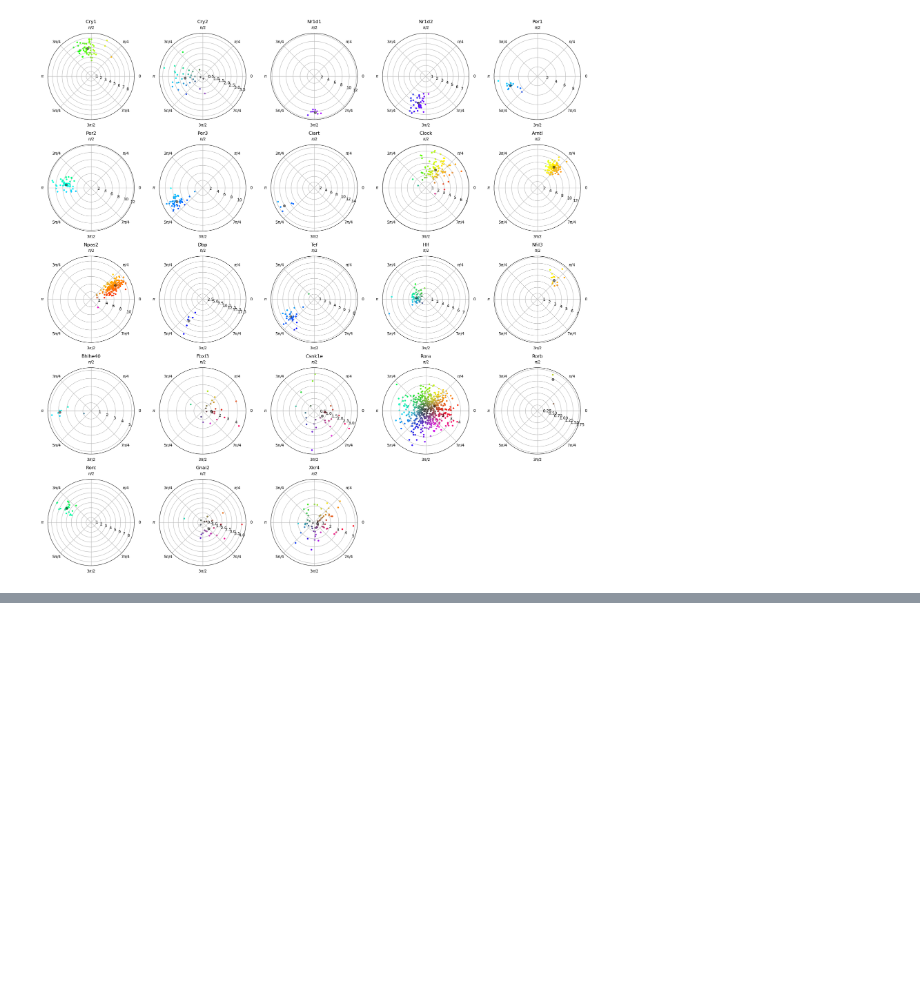
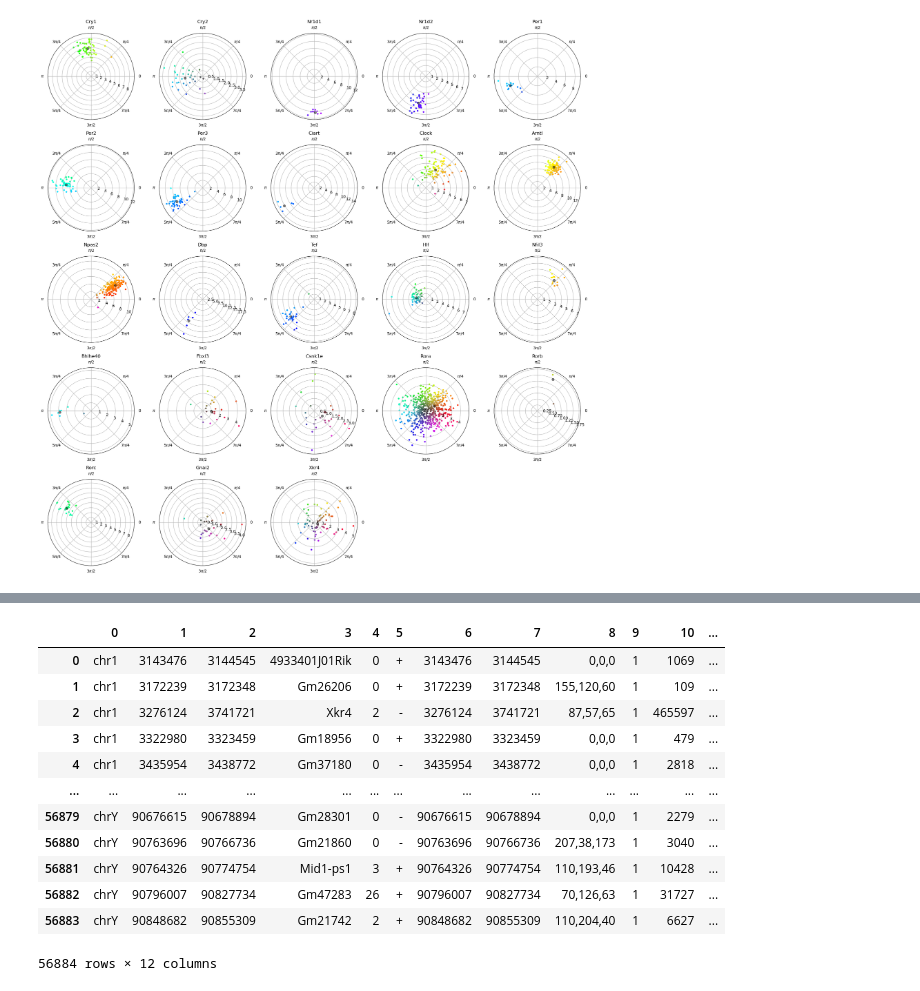
Before and after one commit to jmbreda/PROseq, a Jupyter notebook: notebooks/Waves.ipynb, the cells around one changed output, grey strips where cells are left out. Drawn from its saved outputs; the diff is of its cells as text; code cells hidden in the pictures; blank space fills up the shorter version.

Commit message:
Add gene phases to track hub

```diff
--- a/notebooks/Waves.ipynb
+++ b/notebooks/Waves.ipynb
@@ -145,0 +136,22 @@ Xkr4
+# %%
+bed = pd.read_csv('../results/binned_norm_counts/gene_phase.bed',sep='\t',header=None)
+bed[4] = 500
+bed[4] = bed[4].astype('int64')
+bed.dtypes
+bed.to_csv('../results/binned_norm_counts/gene_phase.bed',sep='\t',header=None,index=False)
+# %%
+bed
+# %% [output]
+|  | 0 | 1 | 2 | 3 | 4 | 5 | 6 | 7 | 8 | 9 | 10 | ... |
+| 0 | chr1 | 3143476 | 3144545 | 4933401J01Rik | 0 | + | 3143476 | 3144545 | 0,0,0 | 1 | 1069 | ... |
+| 1 | chr1 | 3172239 | 3172348 | Gm26206 | 0 | + | 3172239 | 3172348 | 155,120,60 | 1 | 109 | ... |
+| 2 | chr1 | 3276124 | 3741721 | Xkr4 | 2 | - | 3276124 | 3741721 | 87,57,65 | 1 | 465597 | ... |
+| 3 | chr1 | 3322980 | 3323459 | Gm18956 | 0 | + | 3322980 | 3323459 | 0,0,0 | 1 | 479 | ... |
+| 4 | chr1 | 3435954 | 3438772 | Gm37180 | 0 | - | 3435954 | 3438772 | 0,0,0 | 1 | 2818 | ... |
+| ... | ... | ... | ... | ... | ... | ... | ... | ... | ... | ... | ... | ... |
+| 56879 | chrY | 90676615 | 90678894 | Gm28301 | 0 | - | 90676615 | 90678894 | 0,0,0 | 1 | 2279 | ... |
+| 56880 | chrY | 90763696 | 90766736 | Gm21860 | 0 | - | 90763696 | 90766736 | 207,38,173 | 1 | 3040 | ... |
+| 56881 | chrY | 90764326 | 90774754 | Mid1-ps1 | 3 | + | 90764326 | 90774754 | 110,193,46 | 1 | 10428 | ... |
+| 56882 | chrY | 90796007 | 90827734 | Gm47283 | 26 | + | 90796007 | 90827734 | 70,126,63 | 1 | 31727 | ... |
+| 56883 | chrY | 90848682 | 90855309 | Gm21742 | 2 | + | 90848682 | 90855309 | 110,204,40 | 1 | 6627 | ... |
+56884 rows × 12 columns
```
Also changed, not shown: parts of 2 cells of this notebook, 3 other files.
